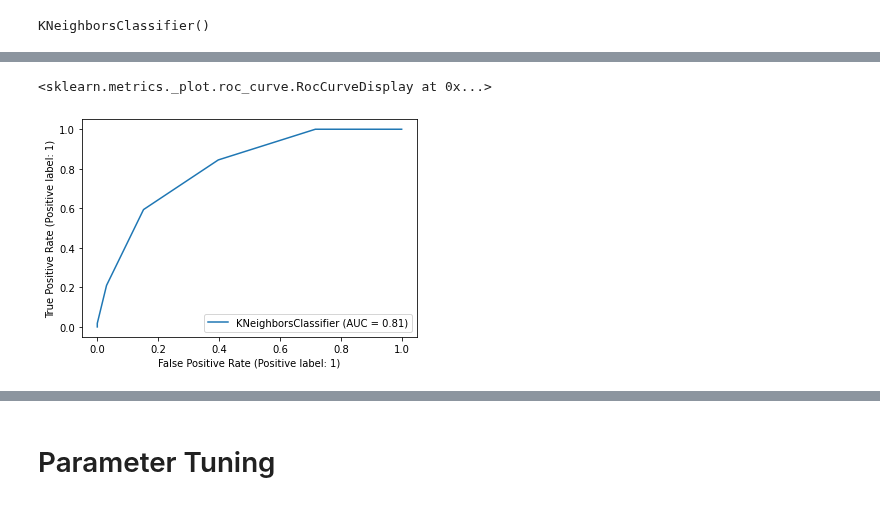
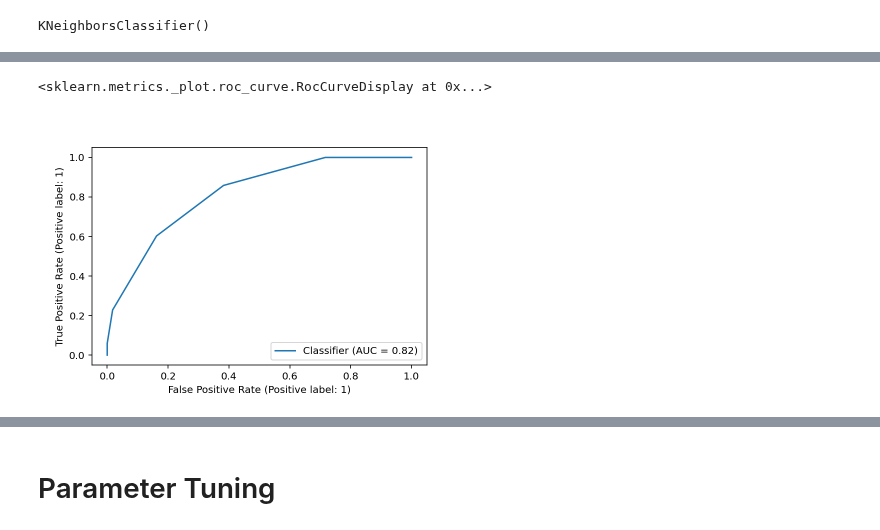
Before and after one commit to chelseaparlett/CPSC392ParlettPelleriti, a Jupyter notebook: Lectures/LectureNotebooks/KNN--Class_14.ipynb, the cells around one changed output, grey strips where cells are left out. Drawn from its saved outputs; the diff is of its cells as text; code cells hidden in the pictures.

```diff
--- a/Lectures/LectureNotebooks/KNN--Class_14.ipynb
+++ b/Lectures/LectureNotebooks/KNN--Class_14.ipynb
@@ -125,6 +125,6 @@ plot_confusion_matrix(knn, X_test, y_test)
 # %%
 # roc auc
-plot_roc_curve(knn, X_train, y_train)
+RocCurveDisplay.from_predictions(y_train,  knn.predict_proba(X_train)[:,1])
 # %% [output]
 <sklearn.metrics._plot.roc_curve.RocCurveDisplay at 0x...>
-[figure, old version]
+[figure, new version]
```
Also changed, not shown: parts of 12 cells of this notebook, 1 other file.
